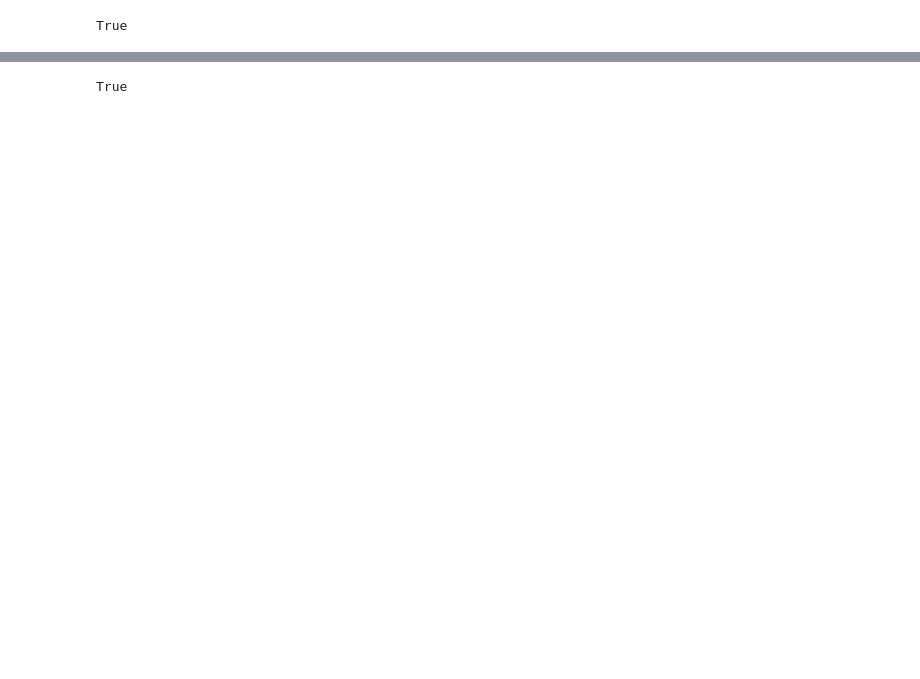
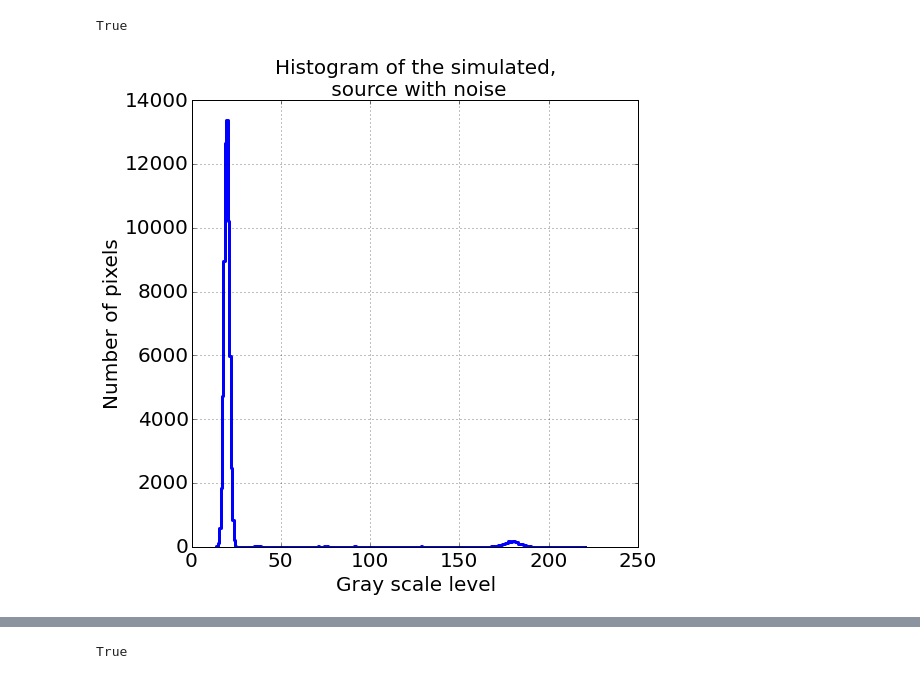
Before and after one commit to sercharpak/MonitoriaInvestigacion201610, a Jupyter notebook: Simulation_Sources_SourceNoise.ipynb, the cells around one changed output, grey strips where cells are left out. Cells and saved outputs as stored; diff of their text form; code cells hidden in the pictures; blank space fills up the shorter version.

```diff
--- a/Simulation_Sources_SourceNoise.ipynb
+++ b/Simulation_Sources_SourceNoise.ipynb
@@ -11,6 +11,22 @@ from pylab import *
 import cv2
 # %% [output]
 Populating the interactive namespace from numpy and matplotlib
+# %%
+#Function to make the histogram of an image given the number of bins and the image
+def make_histogram(image, bins):
+    hist, bins = np.histogram(image.ravel(),bins=bins)
+    n_bins = np.zeros(len(hist))
+    for i in range(len(hist)):
+        n_bins[i] = (bins[i]+bins[i+1])/2.0
+    fig = plt.figure(figsize = (8,8))
+    plt.step( n_bins,hist,linewidth=3 )
+    plt.xlabel("Gray scale level", fontsize=20)
+    plt.ylabel("Number of pixels", fontsize=20)
+    plt.tick_params(axis='both', which='major', labelsize=20)
+    plt.grid()
+    plt.title("Histogram of the simulated,\n source with noise", fontsize=20)
+    #Uncomment to save as png
+    #plt.savefig("path_images+'histogram_new.png",format = "png")
 # %%
 path_images = './Images/withNoise/'
 sigma_noise_background = 50
@@ -125,3 +146,7 @@ cv2.imwrite(path_images+'NewImage_b.jpg', new_image)
 cv2.imwrite(path_images+'ReferenceImage_b.jpg', reference)
 # %% [output]
 True
+# %%
+make_histogram(new_image,255)
+# %% [output]
+[figure, added]
```
Also changed, not shown: parts of 11 cells of this notebook, 4 other files.
